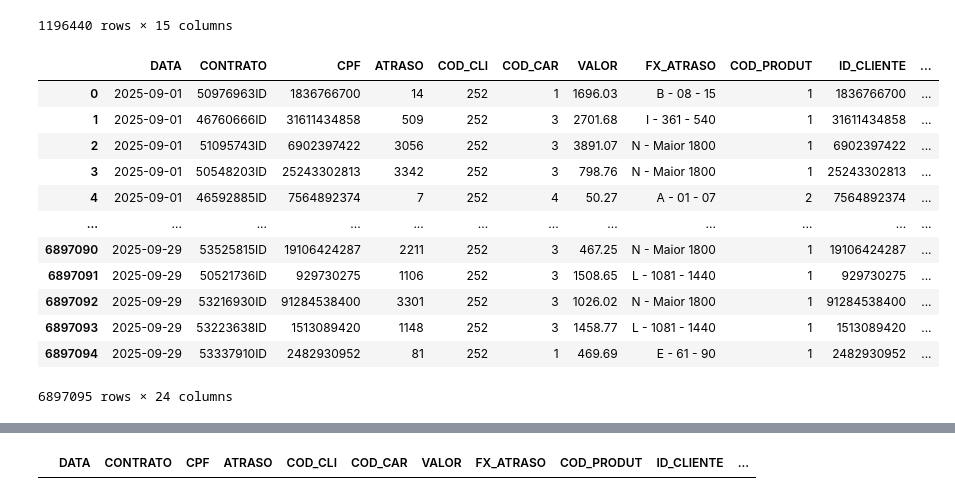
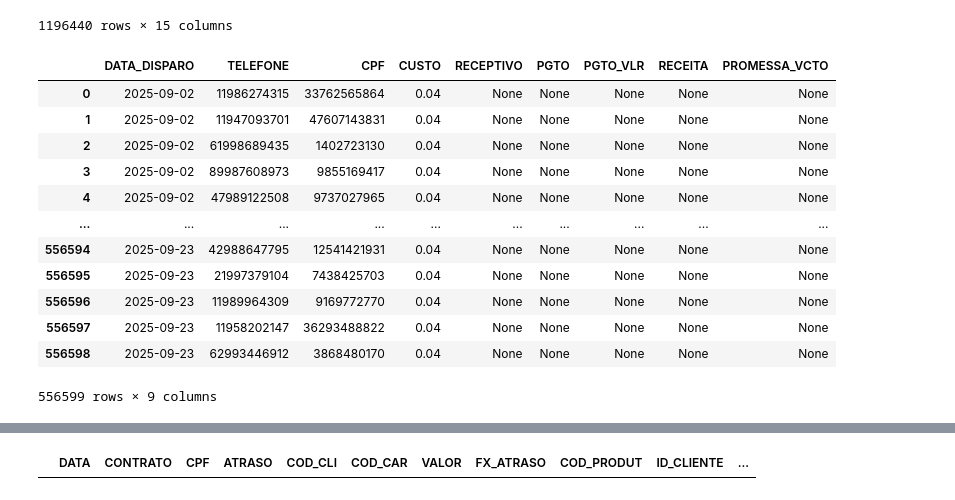
Before and after one commit to Claudiano-alves/Data-Analysis-Portfolio, a Jupyter notebook: Projects/notebooks/data_wrangling_estacio.ipynb, the cells around one changed output, grey strips where cells are left out. Saved outputs shown, nothing was run; the diff lists cells and outputs as text; code cells hidden in the pictures.

```diff
--- a/Projects/notebooks/data_wrangling_estacio.ipynb
+++ b/Projects/notebooks/data_wrangling_estacio.ipynb
@@ -126,30 +123,30 @@ df_base_auxiliar
 # %%
 
 from utils.utils import analisar_df
 
 df_sms
 #df_rcs
 # Filtrar apenas receptivo = 1
 # df_filtrado = df_sms[df_sms['RECEPTIVO'] == 1]
 # df_filtrado
 #df_whatsapp
 # df_mailing_hist
 # print(df_base_processing.columns)
-df_base_processing
+#df_base_processing
 # %% [output]
-|  | DATA | CONTRATO | CPF | ATRASO | COD_CLI | COD_CAR | VALOR | FX_ATRASO | COD_PRODUT | ID_CLIENTE | ... |
-| 0 | 2025-09-01 | 50976963ID | 1836766700 | 14 | 252 | 1 | 1696.03 | B - 08 - 15 | 1 | 1836766700 | ... |
-| 1 | 2025-09-01 | 46760666ID | 31611434858 | 509 | 252 | 3 | 2701.68 | I - 361 - 540 | 1 | 31611434858 | ... |
-| 2 | 2025-09-01 | 51095743ID | 6902397422 | 3056 | 252 | 3 | 3891.07 | N - Maior 1800 | 1 | 6902397422 | ... |
-| 3 | 2025-09-01 | 50548203ID | 25243302813 | 3342 | 252 | 3 | 798.76 | N - Maior 1800 | 1 | 25243302813 | ... |
-| 4 | 2025-09-01 | 46592885ID | 7564892374 | 7 | 252 | 4 | 50.27 | A - 01 - 07 | 2 | 7564892374 | ... |
-| ... | ... | ... | ... | ... | ... | ... | ... | ... | ... | ... | ... |
-| 6897090 | 2025-09-29 | 53525815ID | 19106424287 | 2211 | 252 | 3 | 467.25 | N - Maior 1800 | 1 | 19106424287 | ... |
-| 6897091 | 2025-09-29 | 50521736ID | 929730275 | 1106 | 252 | 3 | 1508.65 | L - 1081 - 1440 | 1 | 929730275 | ... |
-| 6897092 | 2025-09-29 | 53216930ID | 91284538400 | 3301 | 252 | 3 | 1026.02 | N - Maior 1800 | 1 | 91284538400 | ... |
-| 6897093 | 2025-09-29 | 53223638ID | 1513089420 | 1148 | 252 | 3 | 1458.77 | L - 1081 - 1440 | 1 | 1513089420 | ... |
-| 6897094 | 2025-09-29 | 53337910ID | 2482930952 | 81 | 252 | 1 | 469.69 | E - 61 - 90 | 1 | 2482930952 | ... |
+|  | DATA_DISPARO | TELEFONE | CPF | CUSTO | RECEPTIVO | PGTO | PGTO_VLR | RECEITA | PROMESSA_VCTO |
+| 0 | 2025-09-02 | 11986274315 | 33762565864 | 0.04 | None | None | None | None | None |
+| 1 | 2025-09-02 | 11947093701 | 47607143831 | 0.04 | None | None | None | None | None |
+| 2 | 2025-09-02 | 61998689435 | 1402723130 | 0.04 | None | None | None | None | None |
+| 3 | 2025-09-02 | 89987608973 | 9855169417 | 0.04 | None | None | None | None | None |
+| 4 | 2025-09-02 | 47989122508 | 9737027965 | 0.04 | None | None | None | None | None |
+| ... | ... | ... | ... | ... | ... | ... | ... | ... | ... |
+| 556594 | 2025-09-23 | 42988647795 | 12541421931 | 0.04 | None | None | None | None | None |
+| 556595 | 2025-09-23 | 21997379104 | 7438425703 | 0.04 | None | None | None | None | None |
+| 556596 | 2025-09-23 | 11989964309 | 9169772770 | 0.04 | None | None | None | None | None |
+| 556597 | 2025-09-23 | 11958202147 | 36293488822 | 0.04 | None | None | None | None | None |
+| 556598 | 2025-09-23 | 62993446912 | 3868480170 | 0.04 | None | None | None | None | None |
-6897095 rows × 24 columns
+556599 rows × 9 columns
 # %%
 from Estacio.process_digital_channels.utils.utils import tratar_base_auxiliar
 from utils.mailing.data_processing import adicionar_faixa_atraso
```
Also changed, not shown: parts of 6 cells of this notebook, 3 other files.
